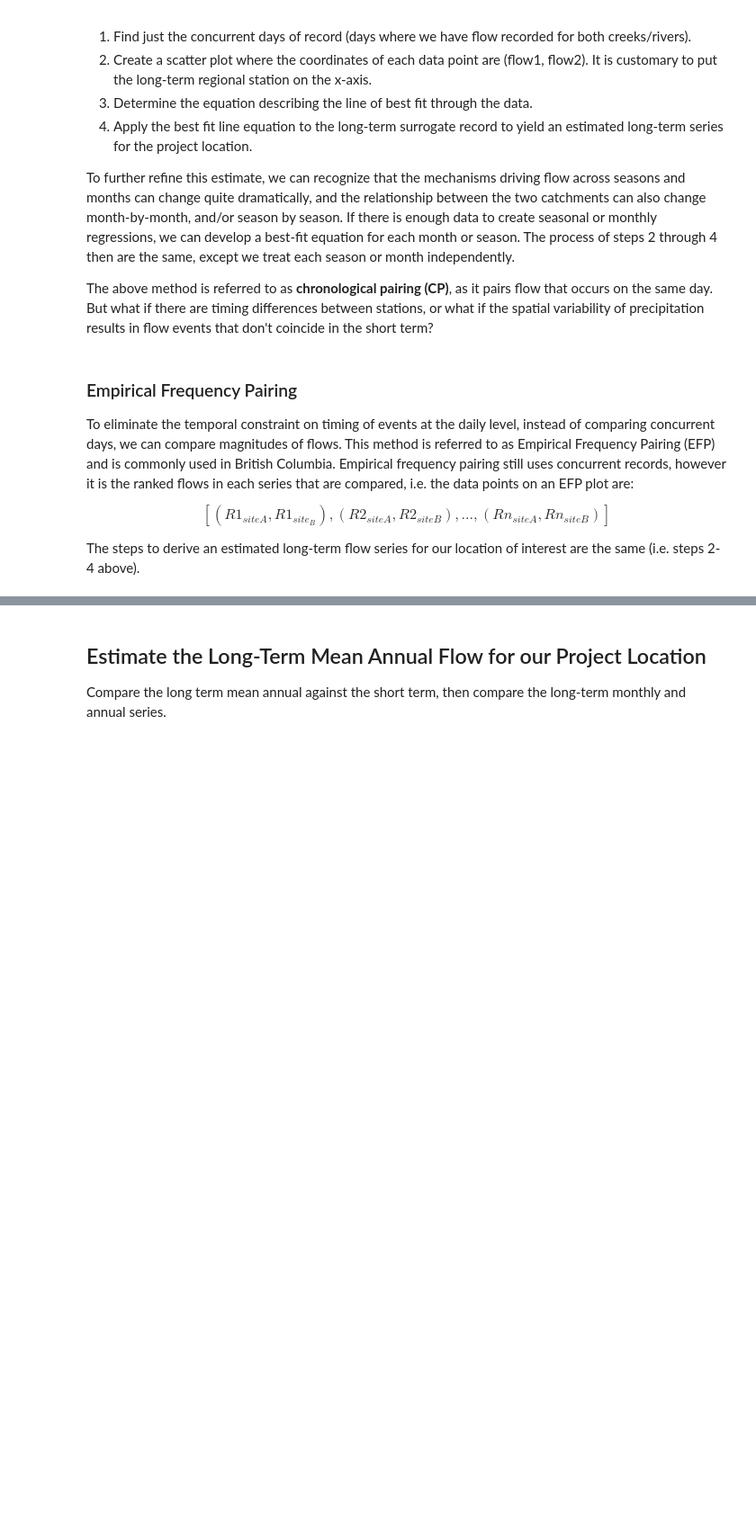
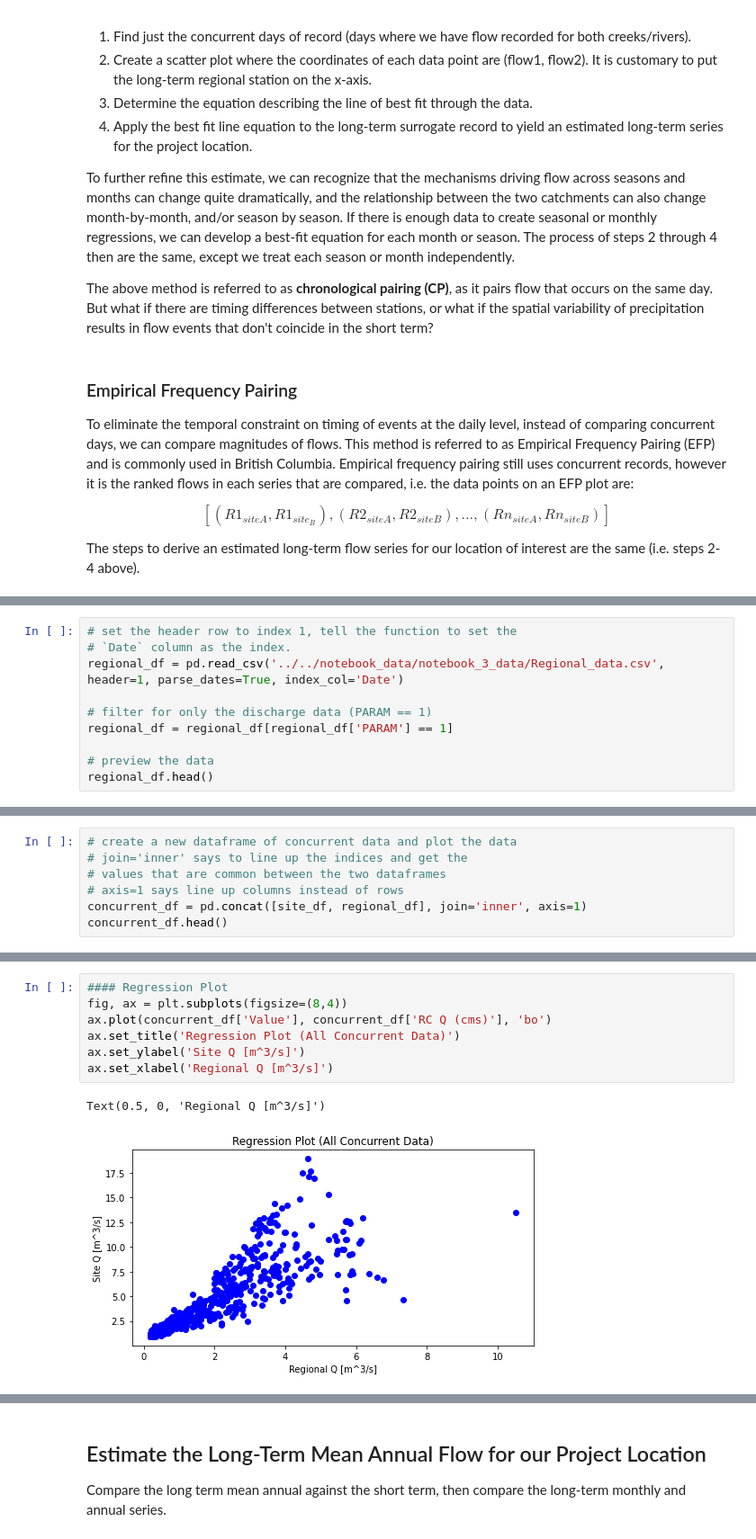
Before and after one commit to dankovacek/Engineering_Hydrology_Notebooks, a Jupyter notebook: _sources/notebooks/Notebook_3/Notebook_3.ipynb, the cells around one changed output, grey strips where cells are left out. Shown at 90% size. Cells and saved outputs as stored; diff of their text form; blank space fills up the shorter version.

```diff
--- a/_sources/notebooks/Notebook_3/Notebook_3.ipynb
+++ b/_sources/notebooks/Notebook_3/Notebook_3.ipynb
@@ -367,0 +283,10 @@ show(fdc_plot)
+# %%
+# set the header row to index 1, tell the function to set the
+# `Date` column as the index.
+regional_df = pd.read_csv('../../notebook_data/notebook_3_data/Regional_data.csv', header=1, parse_dates=True, index_col='Date')
+
+# filter for only the discharge data (PARAM == 1)
+regional_df = regional_df[regional_df['PARAM'] == 1]
+
+# preview the data
+regional_df.head()
@@ -367,0 +326,7 @@ show(fdc_plot)
+# %%
+# create a new dataframe of concurrent data and plot the data
+# join='inner' says to line up the indices and get the
+# values that are common between the two dataframes
+# axis=1 says line up columns instead of rows
+concurrent_df = pd.concat([site_df, regional_df], join='inner', axis=1)
+concurrent_df.head()
@@ -367,0 +345,10 @@ show(fdc_plot)
+# %%
+#### Regression Plot
+fig, ax = plt.subplots(figsize=(8,4))
+ax.plot(concurrent_df['Value'], concurrent_df['RC Q (cms)'], 'bo')
+ax.set_title('Regression Plot (All Concurrent Data)')
+ax.set_ylabel('Site Q [m^3/s]')
+ax.set_xlabel('Regional Q [m^3/s]')
+# %% [output]
+Text(0.5, 0, 'Regional Q [m^3/s]')
+[figure, added]
```
Also changed, not shown: parts of 73 cells of this notebook, 19 other files.
